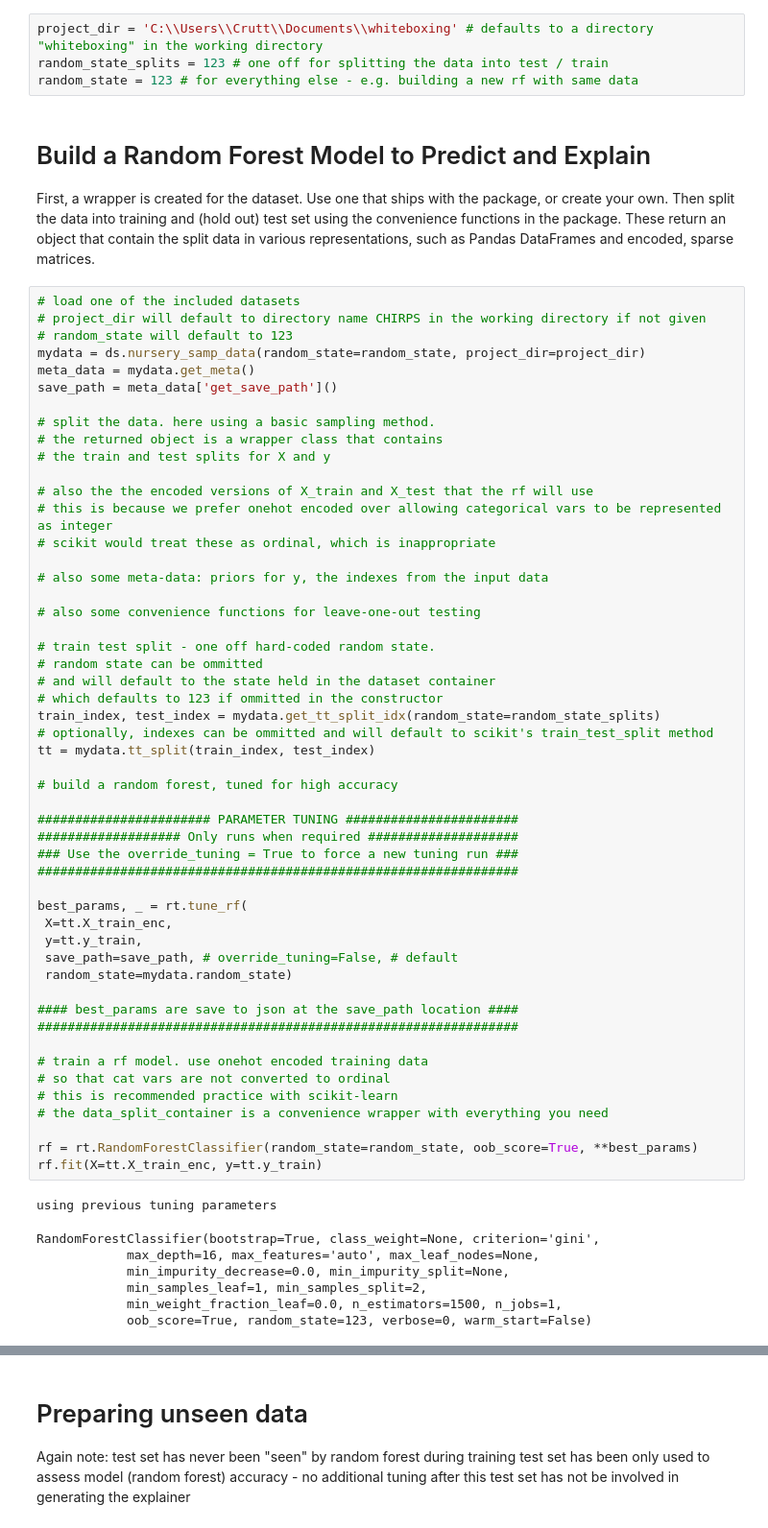
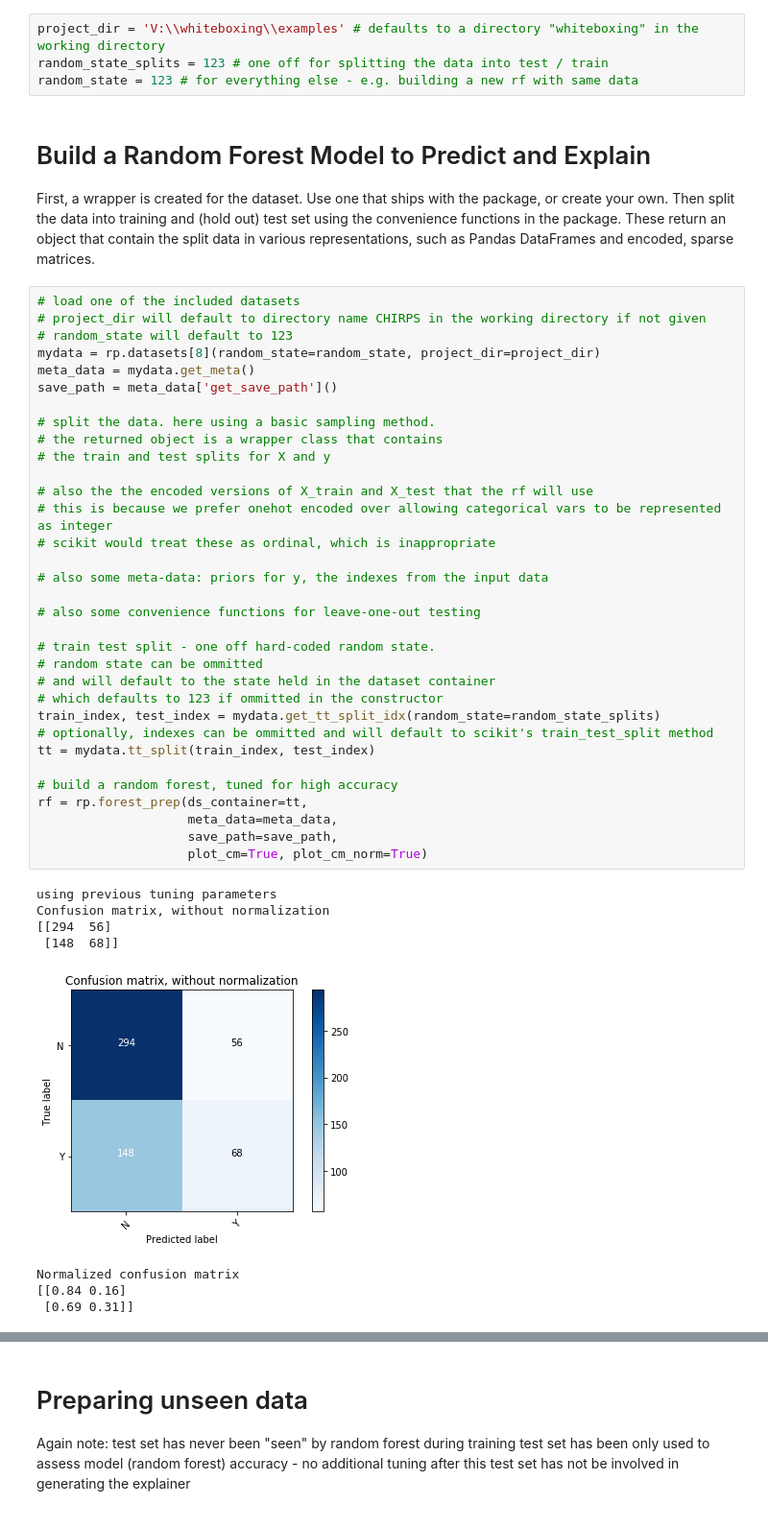
Before and after one commit to julianhatwell/explain_te, a Jupyter notebook: CHIRPS Examples.ipynb, the cells around one changed output, grey strips where cells are left out. Shown: that part at 96% size. Drawn from its saved outputs; the diff is of its cells as text.

```diff
--- a/CHIRPS Examples.ipynb
+++ b/CHIRPS Examples.ipynb
@@ -26,7 +27,7 @@ import CHIRPS.routines as rt
 # %% [markdown]
 ### common config - can be ommitted if defaults are OK
 # %%
-project_dir = 'C:\\Users\\Crutt\\Documents\\whiteboxing' # defaults to a directory "whiteboxing" in the working directory
+project_dir = 'V:\\whiteboxing\\examples' # defaults to a directory "whiteboxing" in the working directory
 random_state_splits = 123 # one off for splitting the data into test / train
 random_state = 123 # for everything else - e.g. building a new rf with same data
 # %% [markdown]
@@ -36,59 +37,42 @@ Then split the data into training and (hold out) test set using the convenience
 # %%
 # load one of the included datasets
 # project_dir will default to directory name CHIRPS in the working directory if not given
 # random_state will default to 123
-mydata = ds.nursery_samp_data(random_state=random_state, project_dir=project_dir)
+mydata = rp.datasets[8](random_state=random_state, project_dir=project_dir)
 meta_data = mydata.get_meta()
 save_path = meta_data['get_save_path']()
 
 # split the data. here using a basic sampling method.
 # the returned object is a wrapper class that contains
 # the train and test splits for X and y
 
 # also the the encoded versions of X_train and X_test that the rf will use
 # this is because we prefer onehot encoded over allowing categorical vars to be represented as integer
 # scikit would treat these as ordinal, which is inappropriate
 
 # also some meta-data: priors for y, the indexes from the input data
 
 # also some convenience functions for leave-one-out testing
 
 # train test split - one off hard-coded random state.
 # random state can be ommitted
 # and will default to the state held in the dataset container
 # which defaults to 123 if ommitted in the constructor
 train_index, test_index = mydata.get_tt_split_idx(random_state=random_state_splits)
 # optionally, indexes can be ommitted and will default to scikit's train_test_split method
 tt = mydata.tt_split(train_index, test_index)
 
 # build a random forest, tuned for high accuracy
-
-####################### PARAMETER TUNING #######################
-################### Only runs when required ####################
-### Use the override_tuning = True to force a new tuning run ###
-################################################################
-
-best_params, _ = rt.tune_rf(
- X=tt.X_train_enc,
- y=tt.y_train,
- save_path=save_path, # override_tuning=False, # default
- random_state=mydata.random_state)
-
-#### best_params are save to json at the save_path location ####
-################################################################
-
-# train a rf model. use onehot encoded training data
-# so that cat vars are not converted to ordinal
-# this is recommended practice with scikit-learn
-# the data_split_container is a convenience wrapper with everything you need
-
-rf = rt.RandomForestClassifier(random_state=random_state, oob_score=True, **best_params)
-rf.fit(X=tt.X_train_enc, y=tt.y_train)
+rf = rp.forest_prep(ds_container=tt,
+                    meta_data=meta_data,
+                    save_path=save_path,
+                    plot_cm=True, plot_cm_norm=True)
 # %% [output]
 using previous tuning parameters
+Confusion matrix, without normalization
+[[294  56]
+ [148  68]]
+[figure, added]
-RandomForestClassifier(bootstrap=True, class_weight=None, criterion='gini',
-            max_depth=16, max_features='auto', max_leaf_nodes=None,
-            min_impurity_decrease=0.0, min_impurity_split=None,
-            min_samples_leaf=1, min_samples_split=2,
-            min_weight_fraction_leaf=0.0, n_estimators=1500, n_jobs=1,
-            oob_score=True, random_state=123, verbose=0, warm_start=False)
+Normalized confusion matrix
+[[0.84 0.16]
+ [0.69 0.31]]
```
Also changed, not shown: parts of 9 cells of this notebook, 7 other files.
